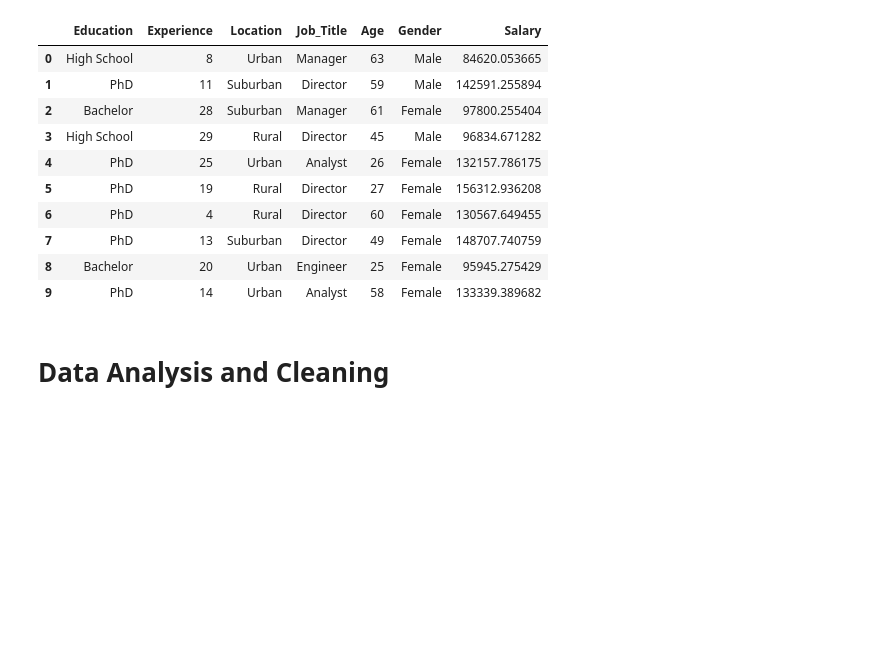
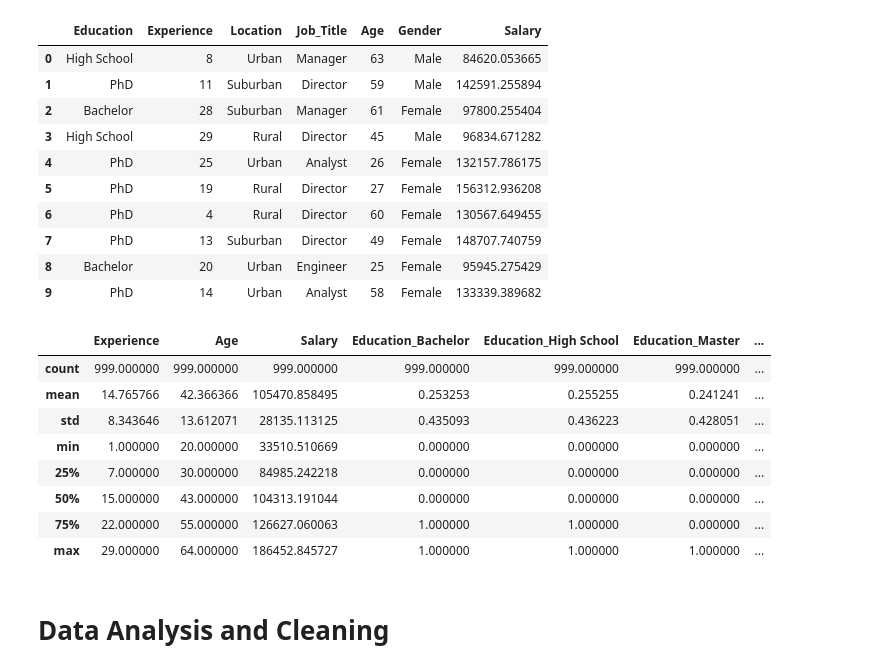
Before and after one commit to Nicholas438/Salary-Prediction, a Jupyter notebook: Salary_Prediction.ipynb, the cells around one changed output. Saved outputs shown, nothing was run; the diff lists cells and outputs as text; code cells hidden in the pictures; blank space fills up the shorter version.

```diff
--- a/Salary_Prediction.ipynb
+++ b/Salary_Prediction.ipynb
@@ -48,6 +48,18 @@ df.head(10)
 | 7 | PhD | 13 | Suburban | Director | 49 | Female | 148707.740759 |
 | 8 | Bachelor | 20 | Urban | Engineer | 25 | Female | 95945.275429 |
 | 9 | PhD | 14 | Urban | Analyst | 58 | Female | 133339.389682 |
+# %%
+df.describe()
+# %% [output]
+|  | Experience | Age | Salary | Education_Bachelor | Education_High School | Education_Master | ... |
+| count | 999.000000 | 999.000000 | 999.000000 | 999.000000 | 999.000000 | 999.000000 | ... |
+| mean | 14.765766 | 42.366366 | 105470.858495 | 0.253253 | 0.255255 | 0.241241 | ... |
+| std | 8.343646 | 13.612071 | 28135.113125 | 0.435093 | 0.436223 | 0.428051 | ... |
+| min | 1.000000 | 20.000000 | 33510.510669 | 0.000000 | 0.000000 | 0.000000 | ... |
+| 25% | 7.000000 | 30.000000 | 84985.242218 | 0.000000 | 0.000000 | 0.000000 | ... |
+| 50% | 15.000000 | 43.000000 | 104313.191044 | 0.000000 | 0.000000 | 0.000000 | ... |
+| 75% | 22.000000 | 55.000000 | 126627.060063 | 1.000000 | 1.000000 | 0.000000 | ... |
+| max | 29.000000 | 64.000000 | 186452.845727 | 1.000000 | 1.000000 | 1.000000 | ... |
 # %% [markdown]
 # Data Analysis and Cleaning
 # %%
```
Also changed, not shown: parts of 7 cells of this notebook.
